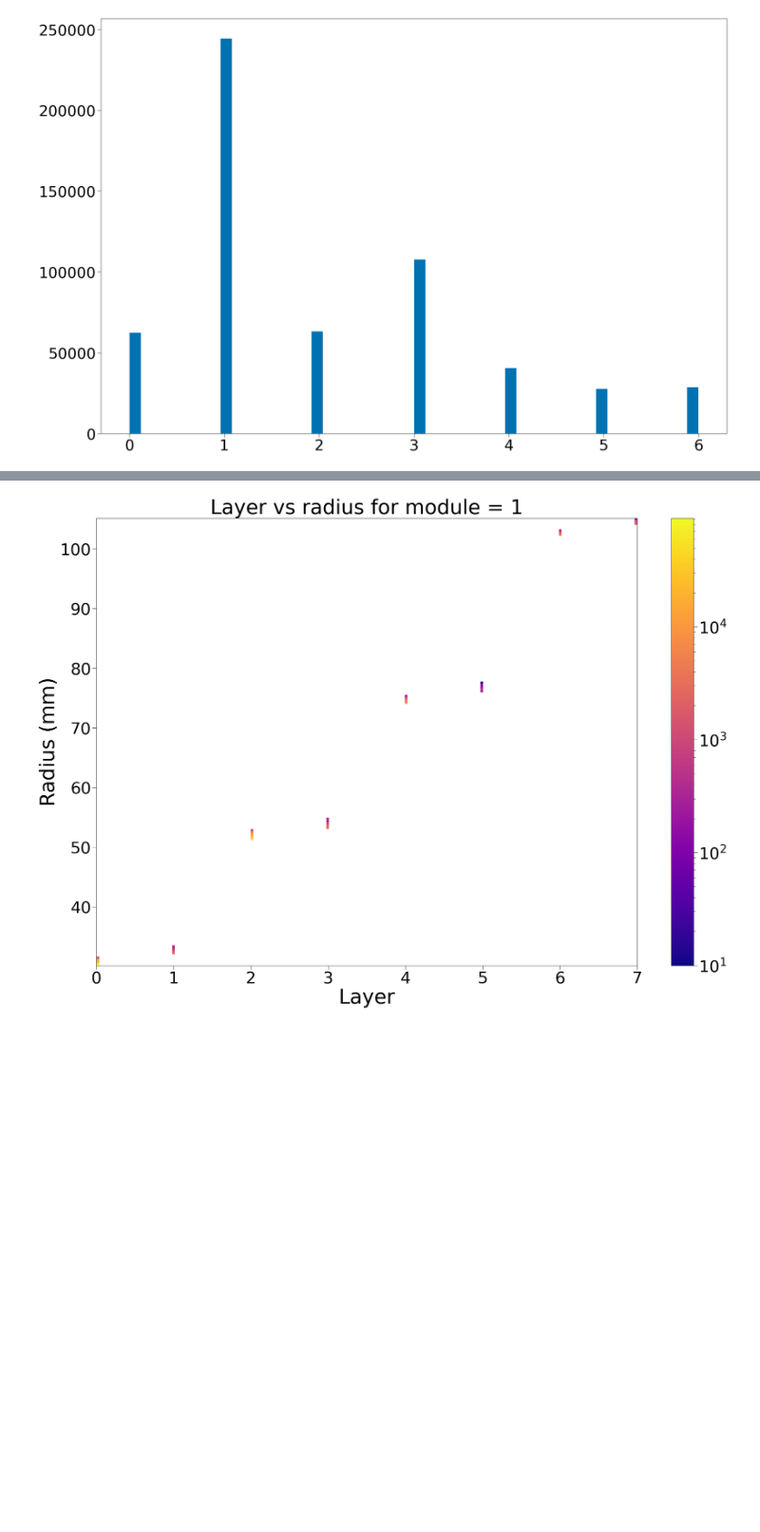
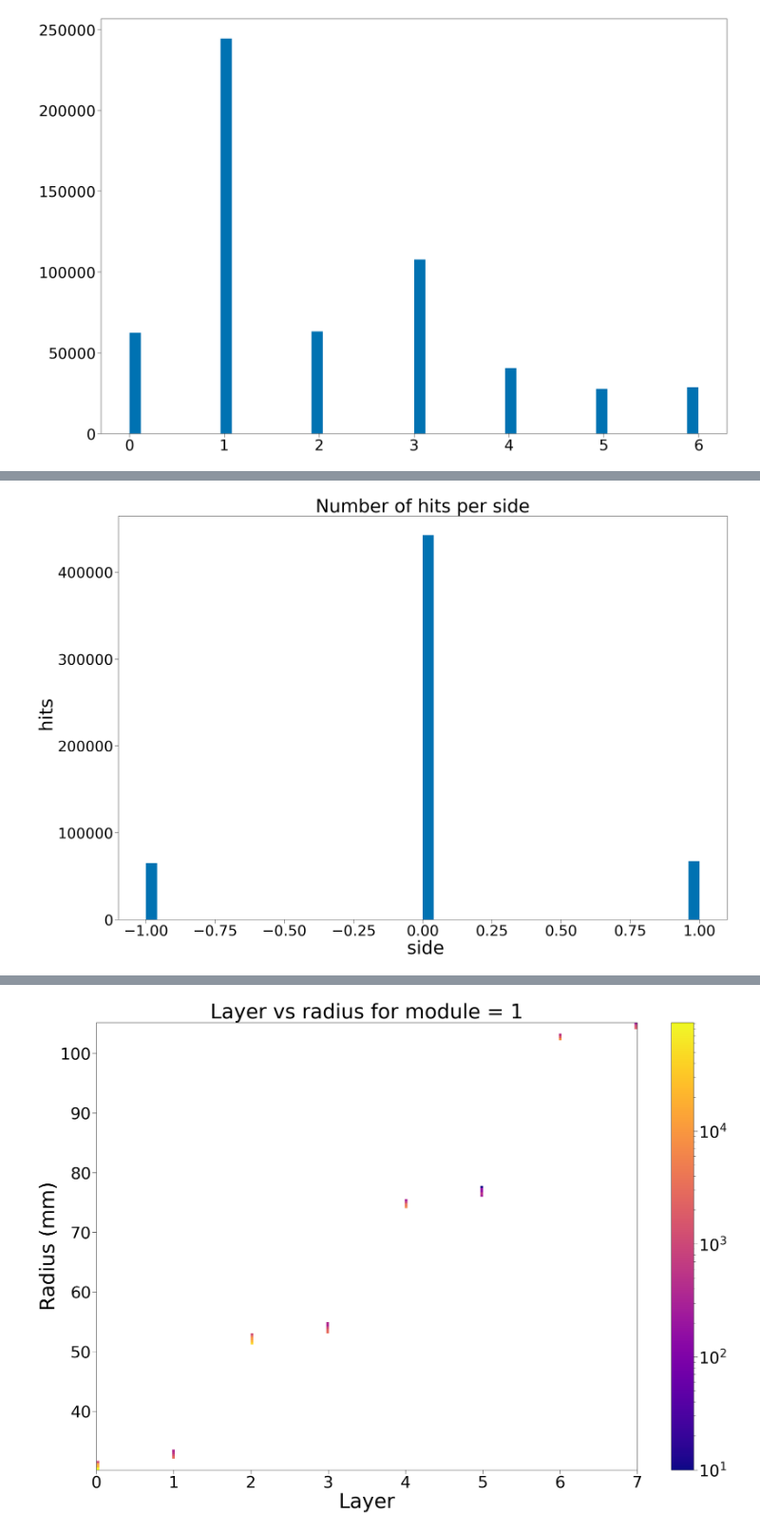
Before and after one commit to Isaac-Hirsch/10TeVMCDataAnalysis, a Jupyter notebook: doubleLayerFiltering/Double-Layer Filtering.ipynb, the cells around one changed output, grey strips where cells are left out. Shown at 95% size. Drawn from its saved outputs; the diff is of its cells as text; code cells hidden in the pictures; blank space fills up the shorter version.

```diff
--- a/doubleLayerFiltering/Double-Layer Filtering.ipynb
+++ b/doubleLayerFiltering/Double-Layer Filtering.ipynb
@@ -119,0 +126,4 @@ plot1DHistogram(hitBIB["sys"], bins=50)
+# %%
+plot1DHistogram(hitBIB["side"], bins=50, label="Number of hits per side; side; hits")
+# %% [output]
+[figure, added]
```
Also changed, not shown: parts of 9 cells of this notebook, 2 other files.
